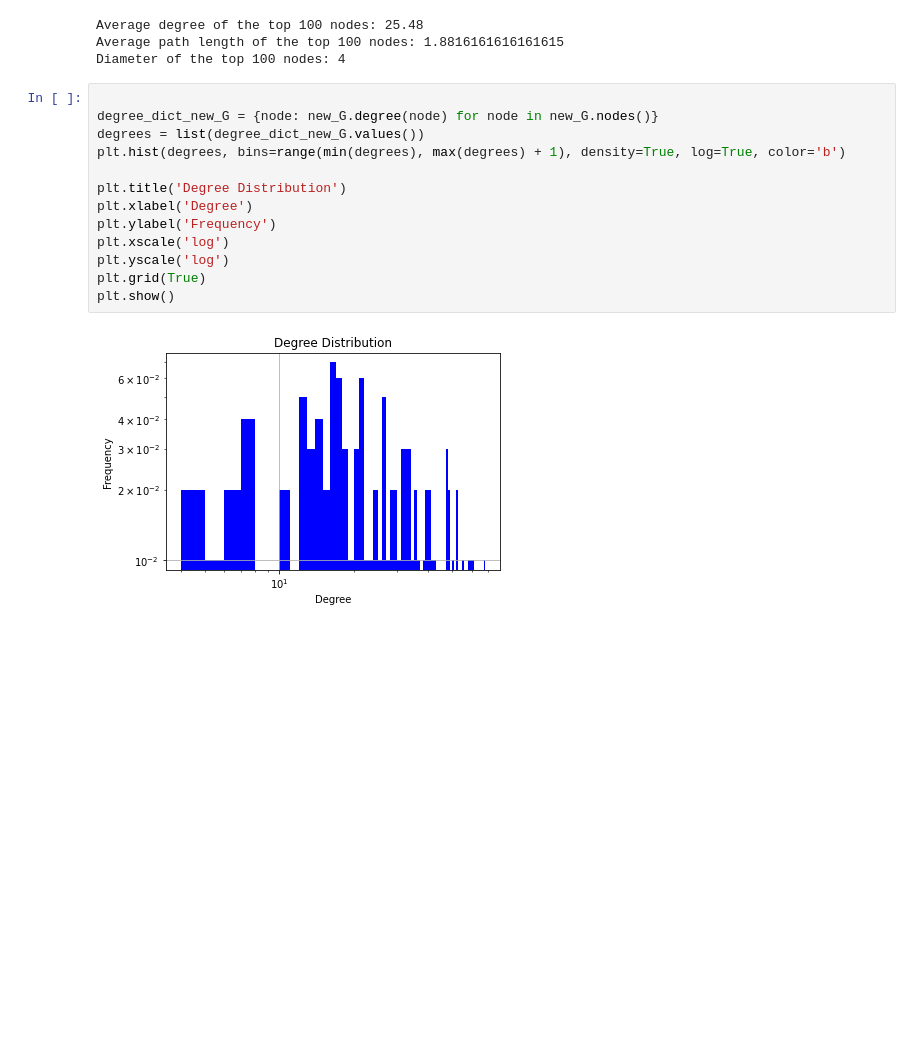
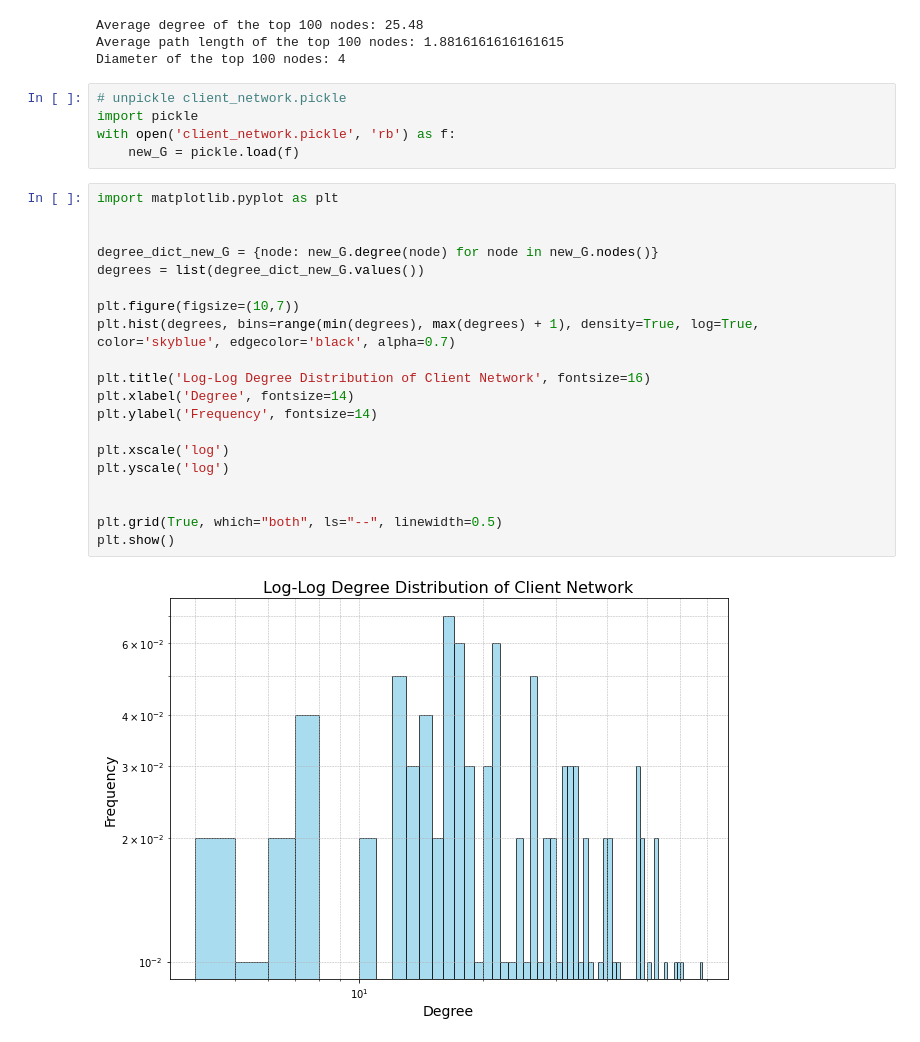
Before and after one commit to malvikavaidya/federated_gnns_project, a Jupyter notebook: client_network.ipynb, the cells around one changed output. Drawn from its saved outputs; the diff is of its cells as text; blank space fills up the shorter version.

Commit message:
client network degree distribution graph updated

```diff
--- a/client_network.ipynb
+++ b/client_network.ipynb
@@ -142,18 +142,30 @@ print("Diameter of the top 100 nodes:", max_path_length)
 Average degree of the top 100 nodes: 25.48
 Average path length of the top 100 nodes: 1.8816161616161615
 Diameter of the top 100 nodes: 4
+# %%
+# unpickle client_network.pickle
+import pickle
+with open('client_network.pickle', 'rb') as f:
+    new_G = pickle.load(f)
 # %%
+import matplotlib.pyplot as plt
+
 
 degree_dict_new_G = {node: new_G.degree(node) for node in new_G.nodes()}
 degrees = list(degree_dict_new_G.values())
-plt.hist(degrees, bins=range(min(degrees), max(degrees) + 1), density=True, log=True, color='b')
 
-plt.title('Degree Distribution')
-plt.xlabel('Degree')
-plt.ylabel('Frequency')
+plt.figure(figsize=(10,7))
+plt.hist(degrees, bins=range(min(degrees), max(degrees) + 1), density=True, log=True, color='skyblue', edgecolor='black', alpha=0.7)
+
+plt.title('Log-Log Degree Distribution of Client Network', fontsize=16)
+plt.xlabel('Degree', fontsize=14)
+plt.ylabel('Frequency', fontsize=14)
+
 plt.xscale('log')
 plt.yscale('log')
-plt.grid(True)
+
+
+plt.grid(True, which="both", ls="--", linewidth=0.5)
 plt.show()
 # %% [output]
-[figure, old version]
+[figure, new version]
```
